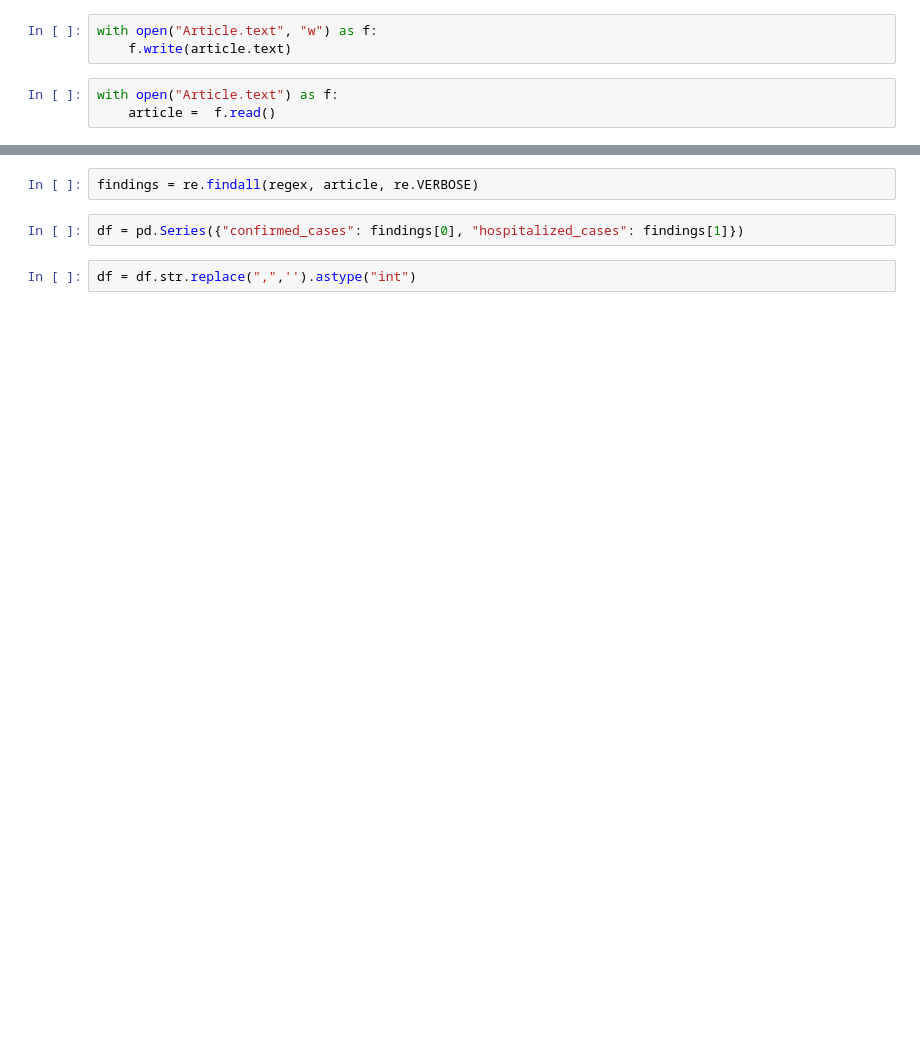
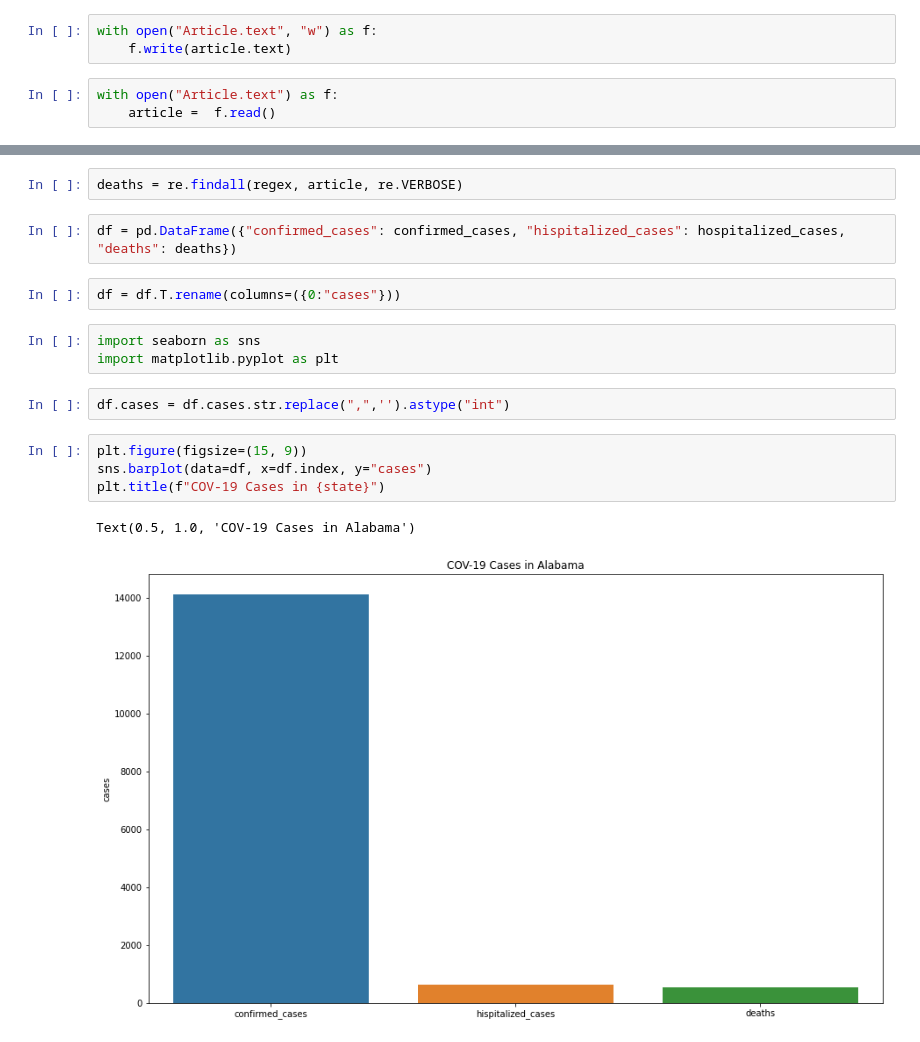
Before and after one commit to guedanie/natural-language-processing, a Jupyter notebook: webscraping_class_notes.ipynb, the cells around one changed output, grey strips where cells are left out. Cells and saved outputs as stored; diff of their text form; blank space fills up the shorter version.

```diff
--- a/webscraping_class_notes.ipynb
+++ b/webscraping_class_notes.ipynb
@@ -186,7 +174,19 @@ cases(\d+,\d+)
 '''
 # %%
-findings = re.findall(regex, article, re.VERBOSE)
+deaths = re.findall(regex, article, re.VERBOSE)
-# %%
-df = pd.Series({"confirmed_cases": findings[0], "hospitalized_cases": findings[1]})
+# %%
+df = pd.DataFrame({"confirmed_cases": confirmed_cases, "hispitalized_cases": hospitalized_cases, "deaths": deaths})
+# %%
+df = df.T.rename(columns=({0:"cases"}))
+# %%
+import seaborn as sns
+import matplotlib.pyplot as plt
 # %%
-df = df.str.replace(",",'').astype("int")
+df.cases = df.cases.str.replace(",",'').astype("int")
+# %%
+plt.figure(figsize=(15, 9))
+sns.barplot(data=df, x=df.index, y="cases")
+plt.title(f"COV-19 Cases in {state}")
+# %% [output]
+Text(0.5, 1.0, 'COV-19 Cases in Alabama')
+[figure, added]
```
Also changed, not shown: parts of 12 cells of this notebook.
